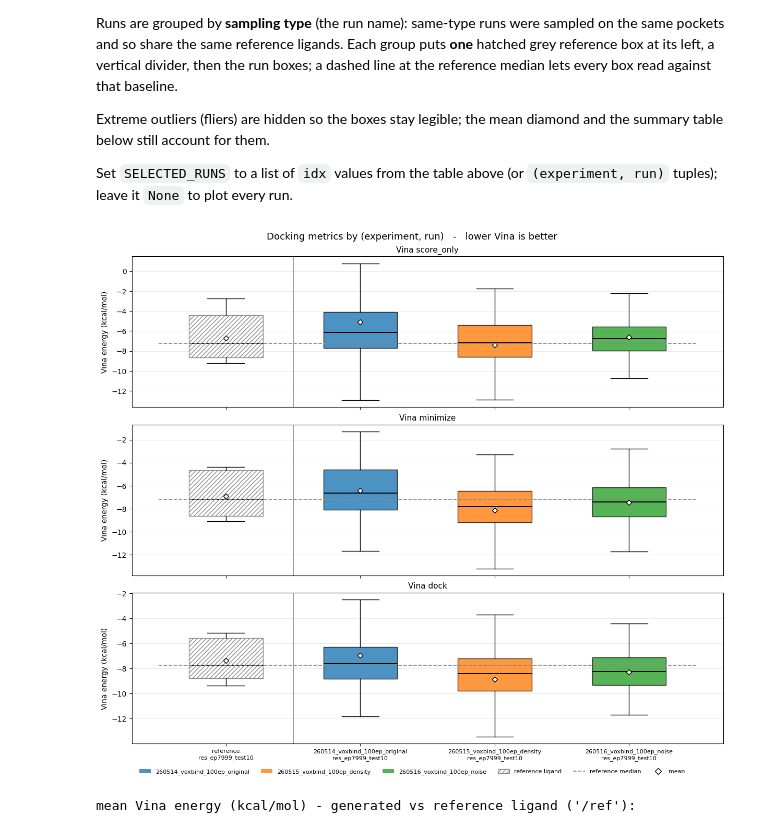
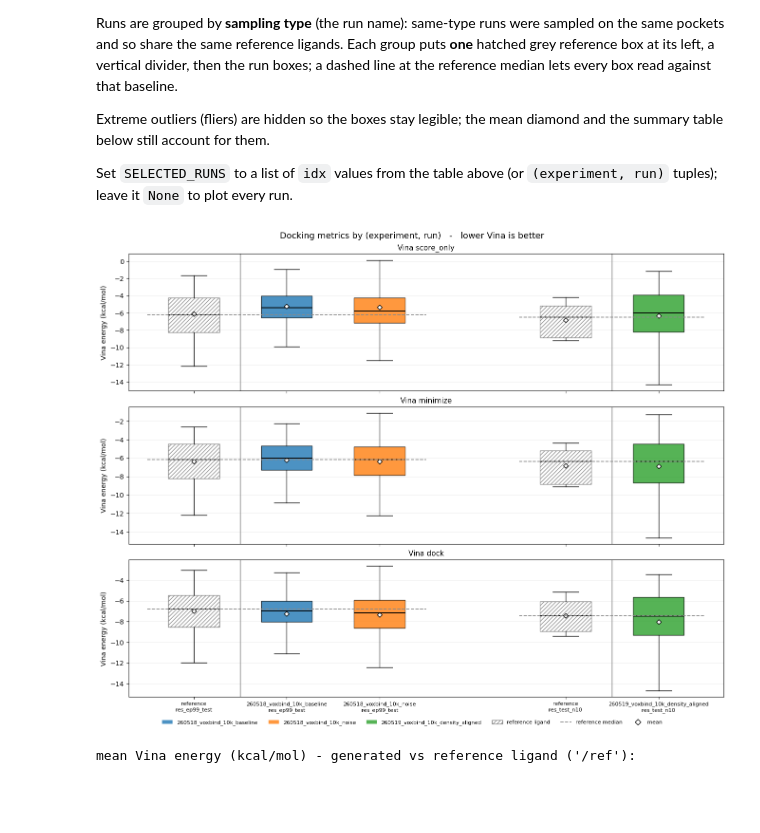
Before and after one commit to seonghyun26/VoxBind, a Jupyter notebook: notebook/02_draw.ipynb, the cells around one changed output. Saved outputs shown, nothing was run; the diff lists cells and outputs as text; code cells hidden in the pictures; blank space fills up the shorter version.

```diff
--- a/notebook/02_draw.ipynb
+++ b/notebook/02_draw.ipynb
@@ -257,7 +262,8 @@ from matplotlib.lines import Line2D
 # ======================================================================
 #  vvv  SELECT RUNS TO PLOT  vvv
 #  idx values from the table above, (experiment, run) tuples, or None for all.
-SELECTED_RUNS = [0, 2, 4]
+# SELECTED_RUNS = [0, 2, 4]
+SELECTED_RUNS = [6, 8, 9]
 # ======================================================================
 
 VINA_PANELS = [
@@ -423,34 +429,34 @@ else:
                for e in exps]
     if any_ref:
         handles.append(mpatches.Patch(facecolor="white", edgecolor=REF_COLOR,
                                       hatch="////", label="reference ligand"))
         handles.append(Line2D([], [], color=REF_COLOR, linestyle="--",
                               linewidth=1.3, label="reference median"))
     handles.append(Line2D([], [], marker="D", linestyle="none",
                           markerfacecolor="white", markeredgecolor="black",
                           markersize=6, label="mean"))
     fig.legend(handles=handles, loc="outside lower center",
                ncol=min(len(handles), 6), fontsize=8, frameon=False)
     fig.suptitle("Docking metrics by (experiment, run)   -   "
                  "lower Vina is better", fontsize=13)
     plt.show()
 
     # -- numeric summary behind the plot ------------------------------------
     summary_rows = []
     for exp_name, run in plot_runs:
         d = data[(exp_name, run)]
         srow = {"experiment": exp_name, "run": run}
         for col, label in VINA_PANELS:
             g, r = d["gen"][col], d["ref"][col]
             srow[label] = float(np.mean(g)) if g else float("nan")
             srow[f"{label}/ref"] = float(np.mean(r)) if r else float("nan")
         srow["n"] = max(len(d["gen"][c]) for c in VINA_COLS)
         summary_rows.append(srow)
     summary = pd.DataFrame(summary_rows).set_index(["experiment", "run"])
     print("mean Vina energy (kcal/mol) - generated vs reference ligand ('/ref'):")
     show(summary)
 # %% [output]
-[figure, old version]
+[figure, new version]
 mean Vina energy (kcal/mol) - generated vs reference ligand ('/ref'):
 |  |  | score_only | score_only/ref | minimize | minimize/ref | dock | dock/ref | n |
 | experiment | run |  |  |  |  |  |  |  |
```
Also changed, not shown: parts of 2 cells of this notebook, 16 other files.
